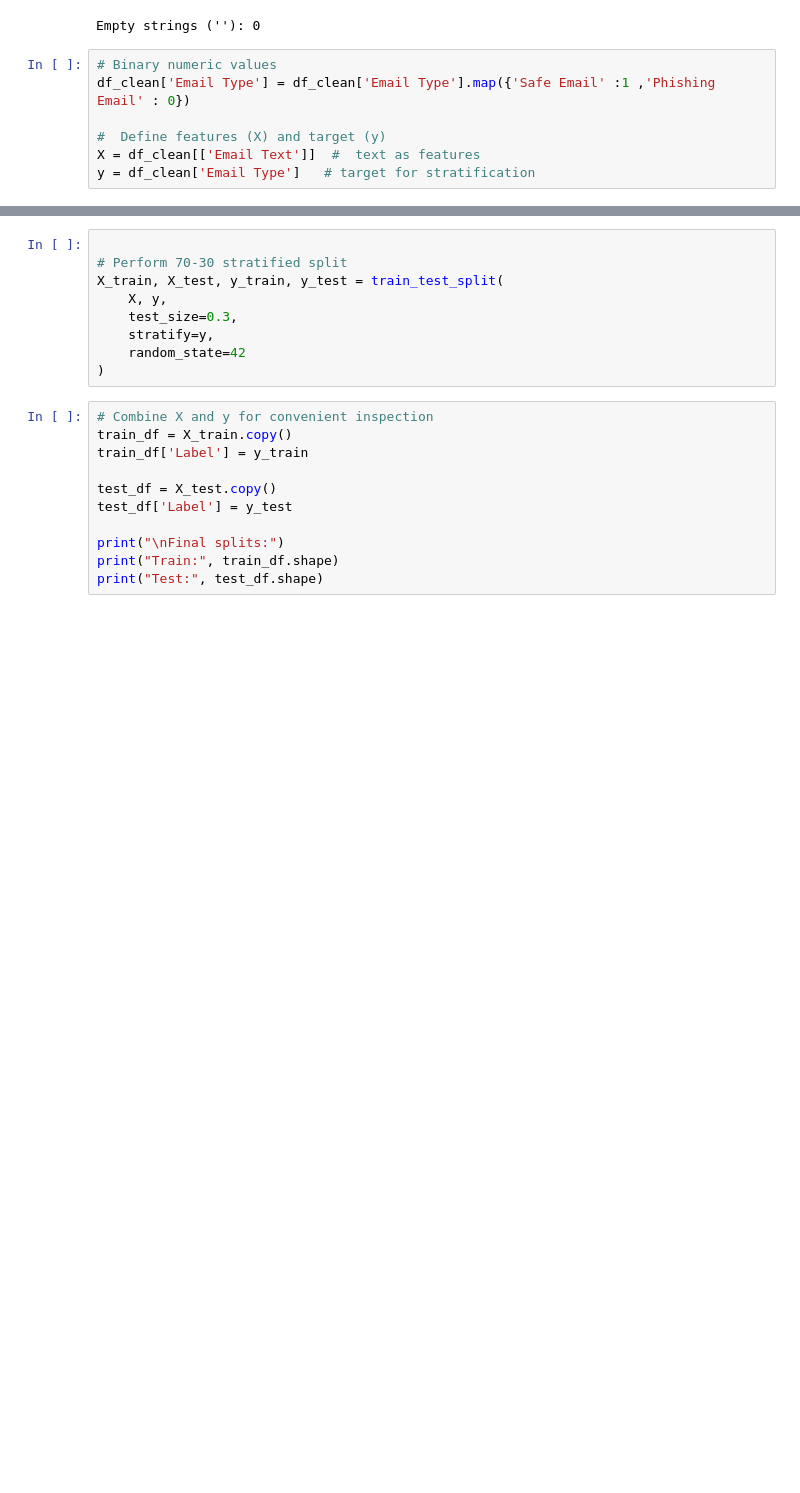
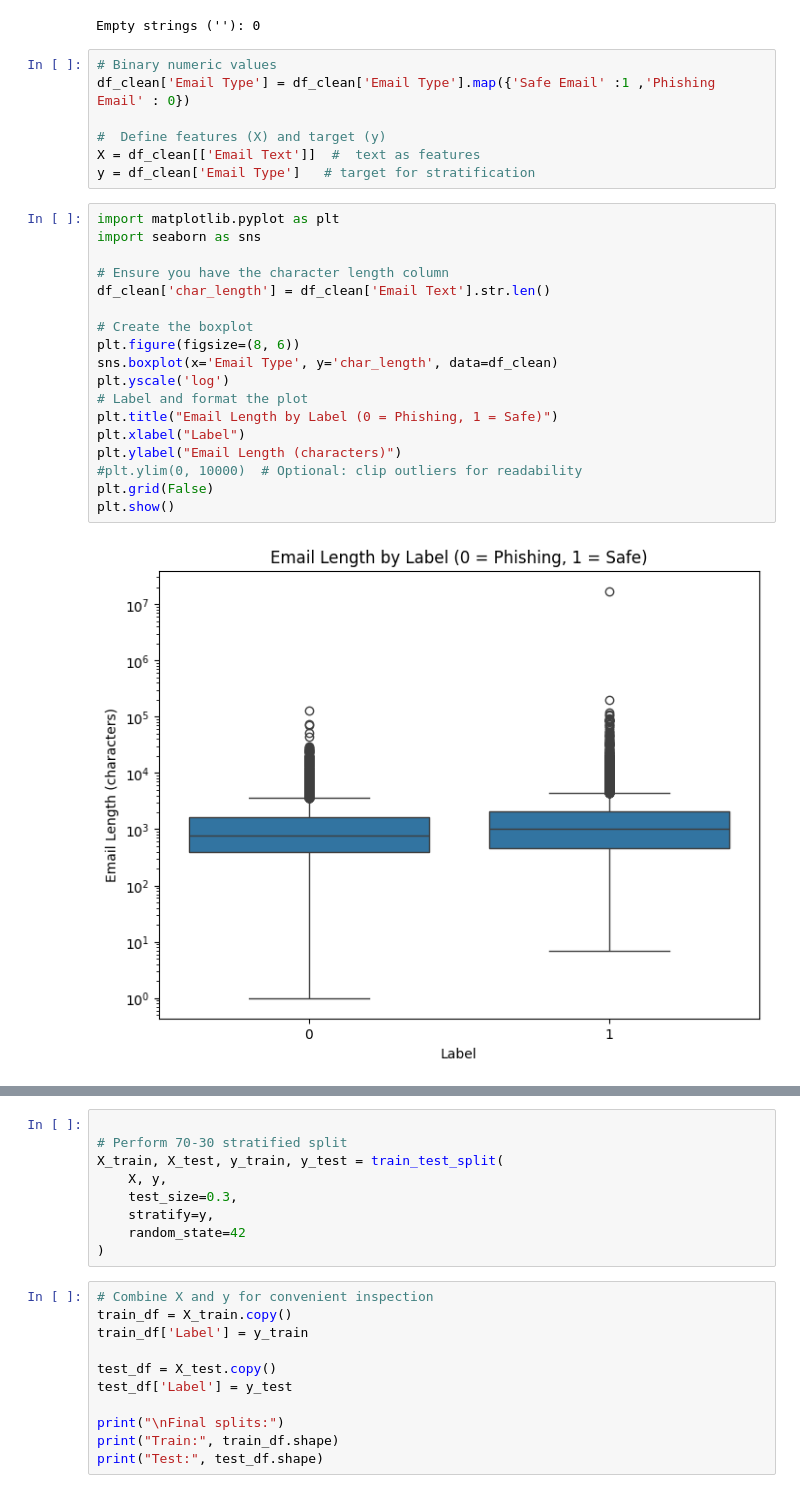
Before and after one commit to anair123/email-phish-detection, a Jupyter notebook: Data Splitting.ipynb, the cells around one changed output, grey strips where cells are left out. Drawn from its saved outputs; the diff is of its cells as text; blank space fills up the shorter version.

```diff
--- a/Data Splitting.ipynb
+++ b/Data Splitting.ipynb
@@ -128,3 +140,23 @@ df_clean['Email Type'] = df_clean['Email Type'].map({'Safe Email' :1 ,'Phishing
 #  Define features (X) and target (y)
 X = df_clean[['Email Text']]  #  text as features
 y = df_clean['Email Type']   # target for stratification
+# %%
+import matplotlib.pyplot as plt
+import seaborn as sns
+
+# Ensure you have the character length column
+df_clean['char_length'] = df_clean['Email Text'].str.len()
+
+# Create the boxplot
+plt.figure(figsize=(8, 6))
+sns.boxplot(x='Email Type', y='char_length', data=df_clean)
+plt.yscale('log')
+# Label and format the plot
+plt.title("Email Length by Label (0 = Phishing, 1 = Safe)")
+plt.xlabel("Label")
+plt.ylabel("Email Length (characters)")
+#plt.ylim(0, 10000)  # Optional: clip outliers for readability
+plt.grid(False)
+plt.show()
+# %% [output]
+[figure, added]
```
Also changed, not shown: parts of 80 cells of this notebook.
